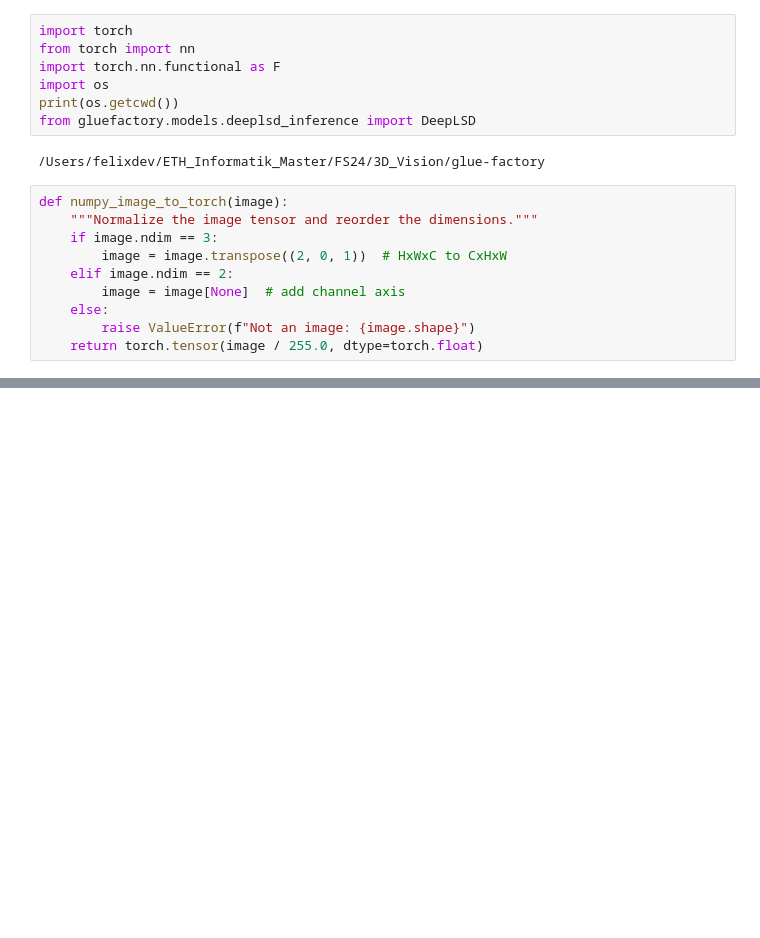
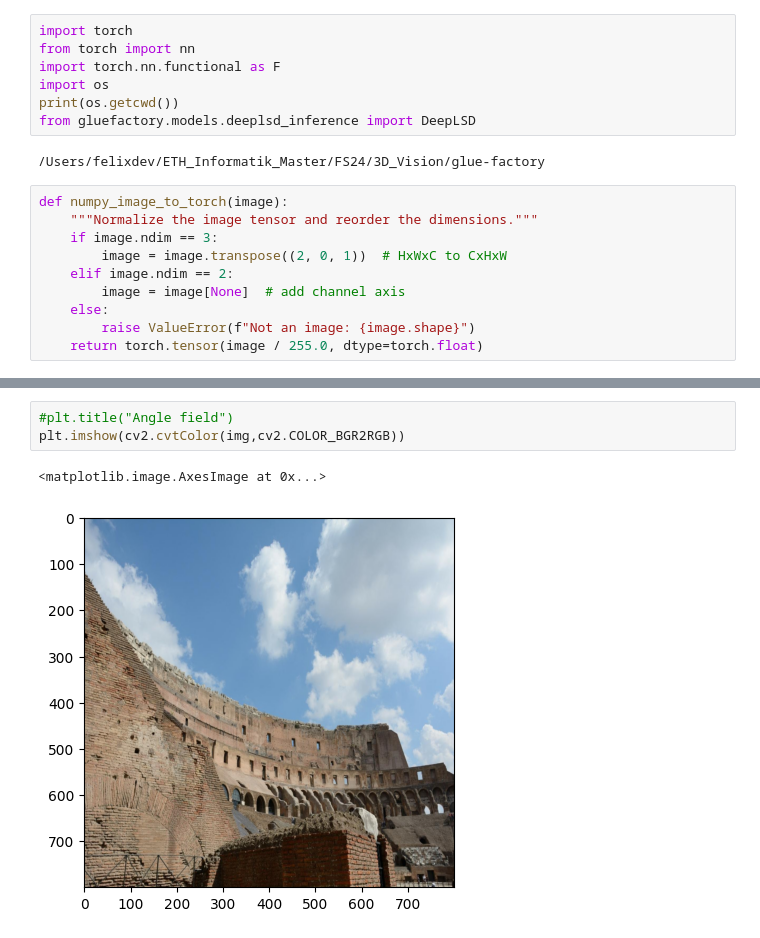
Before and after one commit to cvg/glue-factory, a Jupyter notebook: deeplsd_gt.ipynb, the cells around one changed output, grey strips where cells are left out. Cells and saved outputs as stored; diff of their text form; blank space fills up the shorter version.

```diff
--- a/deeplsd_gt.ipynb
+++ b/deeplsd_gt.ipynb
@@ -106 +131,7 @@ torch.Size([1, 145, 2, 2])
+# %%
+#plt.title("Angle field")
+plt.imshow(cv2.cvtColor(img,cv2.COLOR_BGR2RGB))
+# %% [output]
+<matplotlib.image.AxesImage at 0x...>
+[figure, added]
 # %%
```
Also changed, not shown: parts of 3 cells of this notebook, 2 other files.
